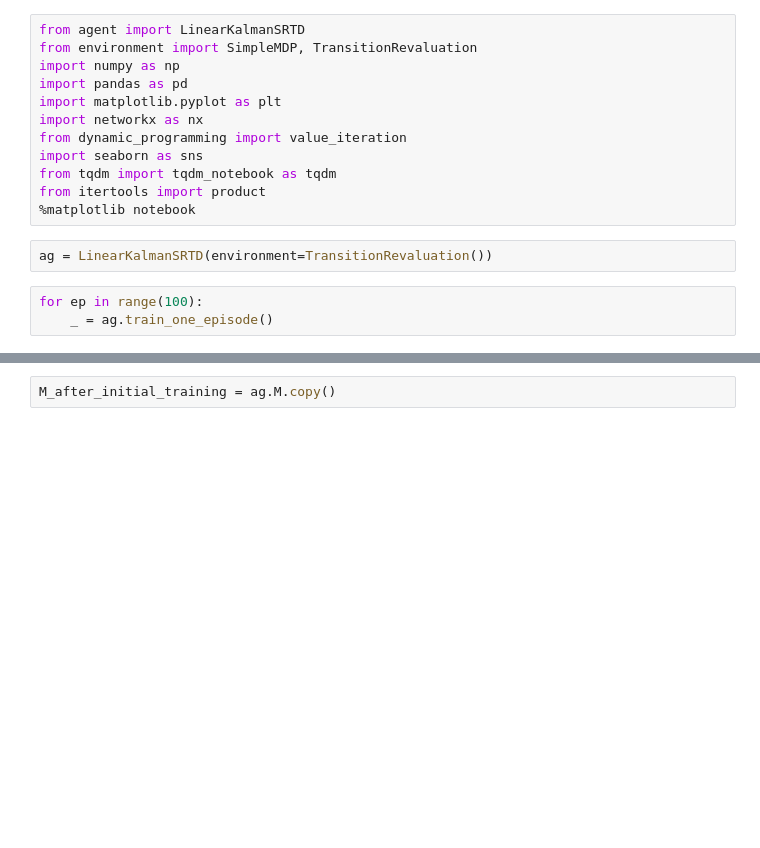
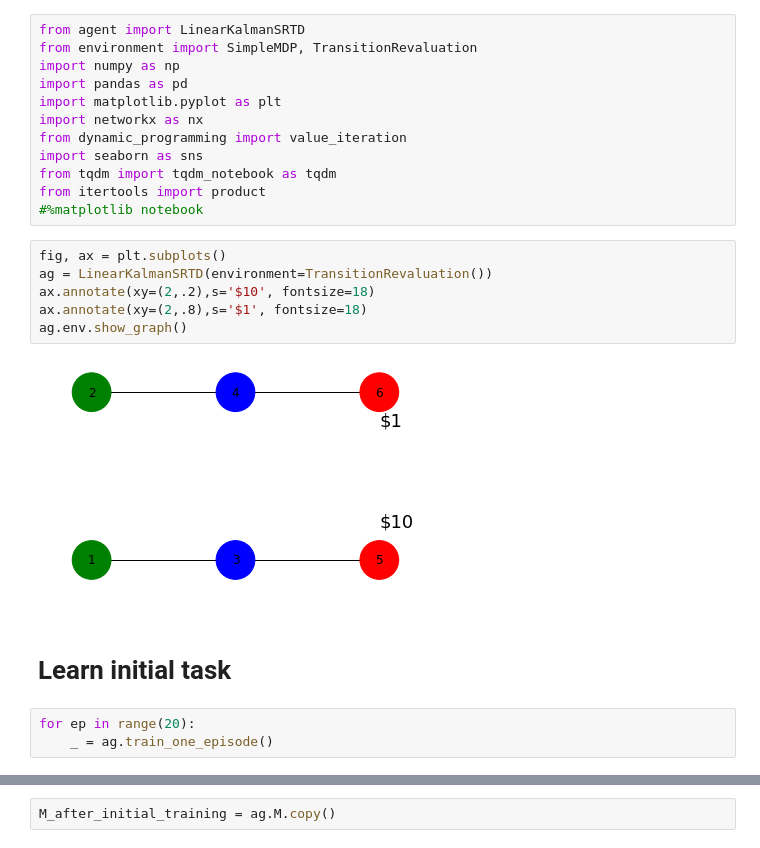
Before and after one commit to jessegeerts/bayesian-rl, a Jupyter notebook: TransitionRevaluation.ipynb, the cells around one changed output, grey strips where cells are left out. Cells and saved outputs as stored; diff of their text form; blank space fills up the shorter version.

Commit message:
Updated transition reval exp

```diff
--- a/TransitionRevaluation.ipynb
+++ b/TransitionRevaluation.ipynb
@@ -9,11 +9,19 @@ from dynamic_programming import value_iteration
 import seaborn as sns
 from tqdm import tqdm_notebook as tqdm
 from itertools import product
-%matplotlib notebook
+#%matplotlib notebook
-# %%
-ag = LinearKalmanSRTD(environment=TransitionRevaluation())
+# %%
+fig, ax = plt.subplots()
+ag = LinearKalmanSRTD(environment=TransitionRevaluation())
+ax.annotate(xy=(2,.2),s='$10', fontsize=18)
+ax.annotate(xy=(2,.8),s='$1', fontsize=18)
+ag.env.show_graph()
+# %% [output]
+[figure, added]
+# %% [markdown]
+# Learn initial task
 # %%
-for ep in range(100):
+for ep in range(20):
     _ = ag.train_one_episode()
 # %%
 plt.figure()
```
Also changed, not shown: parts of 21 cells of this notebook.
